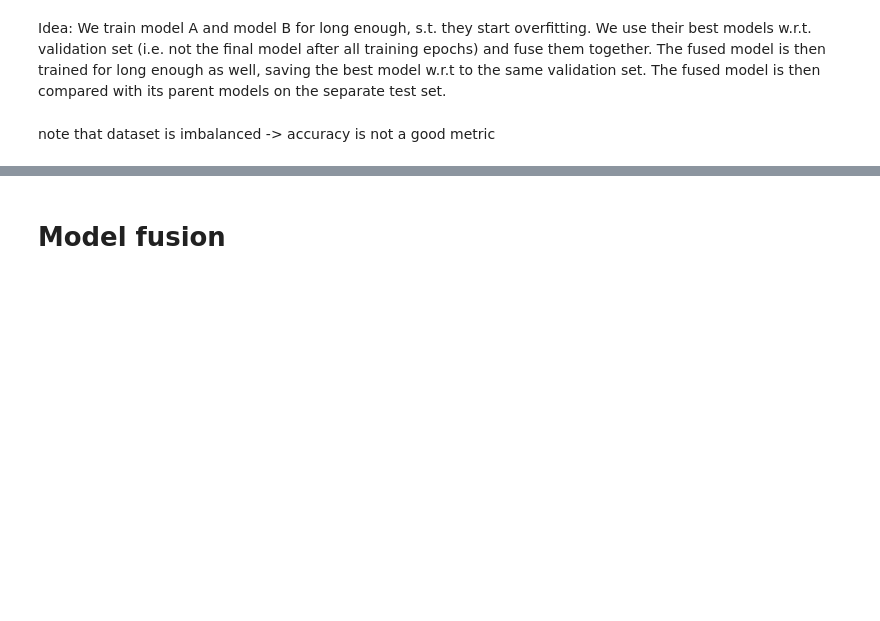
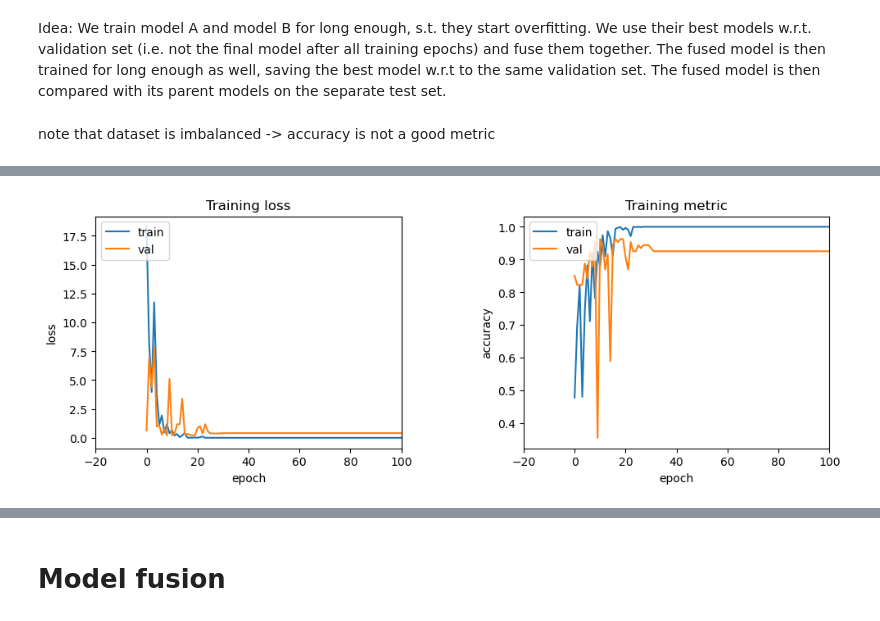
Before and after one commit to Yahnnosh/Exploring-Model-Fusion-with-Optimal-Transport-on-Transformers, a Jupyter notebook: model_fusion.ipynb, the cells around one changed output, grey strips where cells are left out. Saved outputs shown, nothing was run; the diff lists cells and outputs as text; code cells hidden in the pictures; blank space fills up the shorter version.

```diff
--- a/model_fusion.ipynb
+++ b/model_fusion.ipynb
@@ -338,0 +353,29 @@ with open('./Models/historyA.txt', 'w') as dat:
+# %%
+plt.subplots_adjust(left=0.1,
+                    bottom=0.01,
+                    right=1.5,
+                    top=0.6,
+                    wspace=0.4,
+                    hspace=0.4)
+
+plt.subplot(1, 2, 1)
+plt.plot(historyA['train_loss'])
+plt.plot(historyA['val_loss'])
+plt.ylabel('loss')
+plt.xlabel('epoch')
+plt.legend(['train', 'val'], loc='upper left')
+plt.title('Training loss')
+plt.xlim([-20, 100])
+
+plt.subplot(1, 2, 2)
+plt.plot(historyA['train_acc'])
+plt.plot(historyA['val_acc'])
+plt.ylabel('accuracy')
+plt.xlabel('epoch')
+plt.legend(['train', 'val'], loc='upper left')
+plt.title('Training metric')
+plt.xlim([-20, 100])
+
+plt.show()
+# %% [output]
+[figure, added]
```
Also changed, not shown: parts of 4 cells of this notebook, 4 other files.
